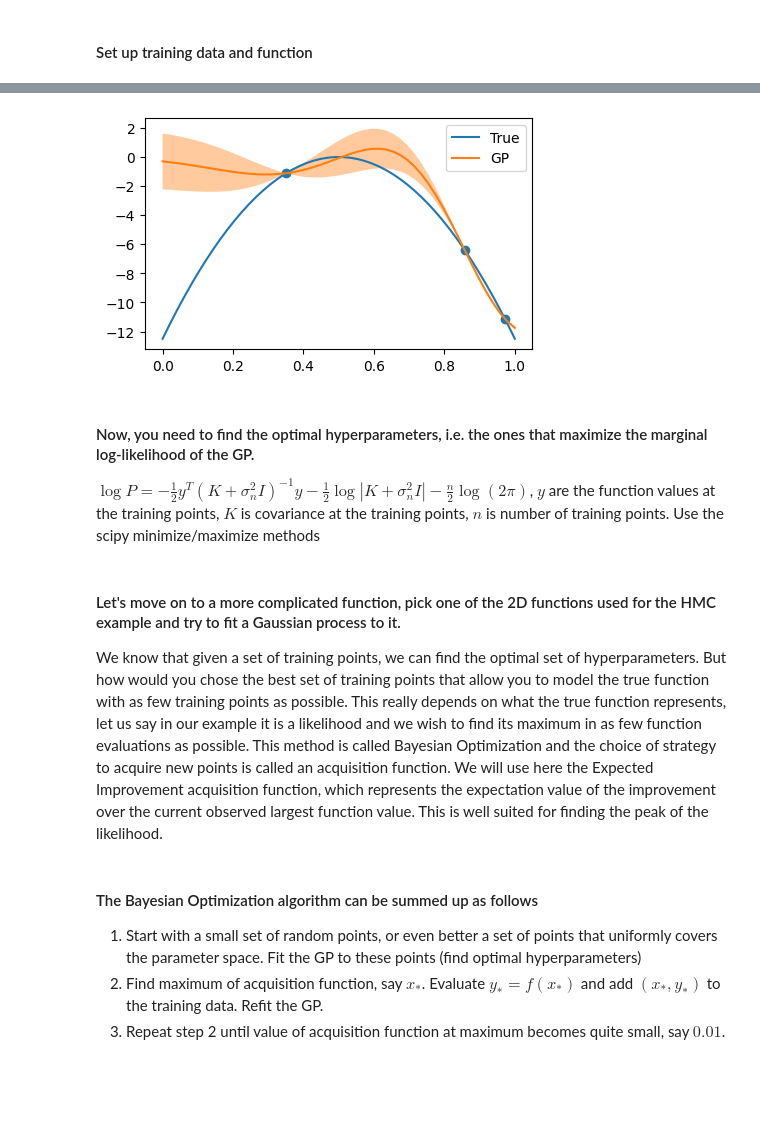
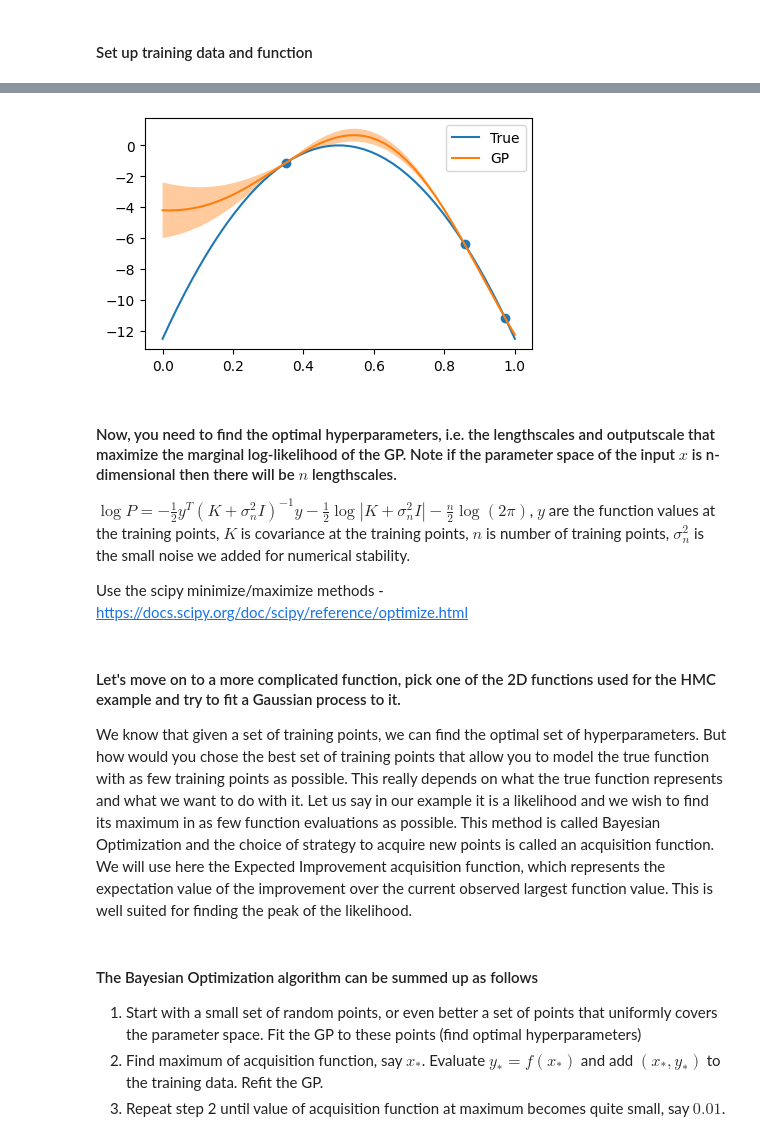
Before and after one commit to Ameek94/MCMC-tutorial, a Jupyter notebook: Lecture 2/gp_exercise.ipynb, the cells around one changed output, grey strips where cells are left out. Saved outputs shown, nothing was run; the diff lists cells and outputs as text; code cells hidden in the pictures; blank space fills up the shorter version.

```diff
--- a/Lecture 2/gp_exercise.ipynb
+++ b/Lecture 2/gp_exercise.ipynb
@@ -30,35 +37,37 @@ plt.plot(test_x,test_y)
 # %%
 # covariance function, we will use the squared exponential also called the radial basis function (RBF) kernel
 
-def rbf_kernel(xa,xb,lengthscales=0.2,outputscale=1.):
+def rbf_kernel(xa,xb,lengthscales=0.4,outputscale=2.):
     dist = cdist(xa/lengthscales,xb/lengthscales,metric="sqeuclidean")
     dist = np.exp(-0.5*dist)
     return outputscale*dist
 
 # simple method to get the GP predictions, mean and variance at our test points
 def gp_predict(test_x,train_x=train_x,train_y=train_y,noise=1e-6):
-    # adding noise to the covariance at the trainig points helps with numerical stability, can also be interpreted as 'noisy' observations
+    # adding noise to the covariance at the training points helps with numerical stability, can also be interpreted as 'noisy' observations
     k11 = rbf_kernel(train_x,train_x)+noise*np.eye(train_x.shape[0])
     k12 = rbf_kernel(train_x,test_x)
     k22 = rbf_kernel(test_x,test_x)
     sol = solve(k11,k12,assume_a='pos').T # the transpose gives k21*k11_inv
     mu = sol @ train_y
     var = k22 - sol @ k12
     return mu[:,0], np.diag(var)
 
 mu, var = gp_predict(test_x)
 std = np.sqrt(var)
 
 # plot our GP predictions
 plt.figure(figsize=(5,3))
 plt.plot(test_x,test_y,label='True')
 plt.plot(test_x,mu,label='GP')
 plt.scatter(train_x,train_y)
 plt.fill_between(test_x[:,0],mu-1.96*std,mu+1.96*std,alpha=0.4)
 plt.legend();
 # %% [output]
-[figure, old version]
+[figure, new version]
 # %% [markdown]
-#### Now, you need to find the optimal hyperparameters, i.e. the ones that maximize the marginal log-likelihood of the GP.
+#### Now, you need to find the optimal hyperparameters, i.e. the lengthscales and outputscale that maximize the marginal log-likelihood of the GP. Note if the parameter space of the input $x$ is n-dimensional then there will be $n$ lengthscales.
 $\log P = -\frac{1}{2}y^T (K+\sigma^2_n I)^{-1} y-\frac{1}{2}\log|K+\sigma^2_n I| -\frac{n}{2}\log(2\pi)$,
-$y$ are the function values at the training points, $K$ is covariance at the training points, $n$ is number of training points. Use the scipy minimize/maximize methods
+$y$ are the function values at the training points, $K$ is covariance at the training points, $n$ is number of training points, $\sigma_n^2$ is the small noise we added for numerical stability.
+
+Use the scipy minimize/maximize methods - https://docs.scipy.org/doc/scipy/reference/optimize.html
@@ -65,7 +80,7 @@ $y$ are the function values at the training points, $K$ is covariance at the tra
 # %% [markdown]
 #### Let's move on to a more complicated function, pick one of the 2D functions used for the HMC example and try to fit a Gaussian process to it.
 
-We know that given a set of training points, we can find the optimal set of hyperparameters. But how would you chose the best set of training points that allow you to model the true function with as few training points as possible. This really depends on what the true function represents, let us say in our example it is a likelihood and we wish to find its maximum in as few function evaluations as possible. This method is called Bayesian Optimization and the choice of strategy to acquire new points is called an acquisition function. We will use here the Expected Improvement acquisition function, which represents the expectation value of the improvement over the current observed largest function value. This is well suited for finding the peak of the likelihood.
+We know that given a set of training points, we can find the optimal set of hyperparameters. But how would you chose the best set of training points that allow you to model the true function with as few training points as possible. This really depends on what the true function represents and what we want to do with it. Let us say in our example it is a likelihood and we wish to find its maximum in as few function evaluations as possible. This method is called Bayesian Optimization and the choice of strategy to acquire new points is called an acquisition function. We will use here the Expected Improvement acquisition function, which represents the expectation value of the improvement over the current observed largest function value. This is well suited for finding the peak of the likelihood.
 # %%
 # skeleton code which you need to fill up
 def EI(x,best_obs):
```
Also changed, not shown: parts of 7 cells of this notebook.
